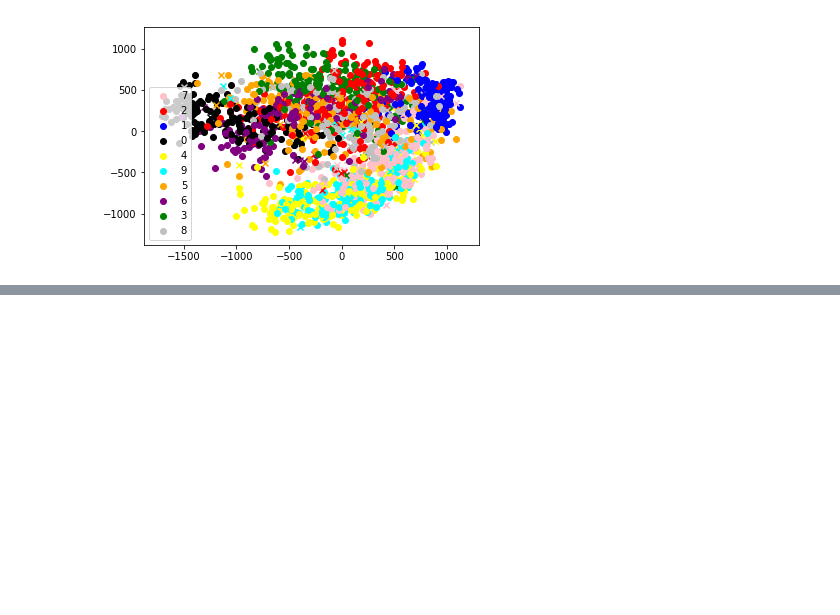
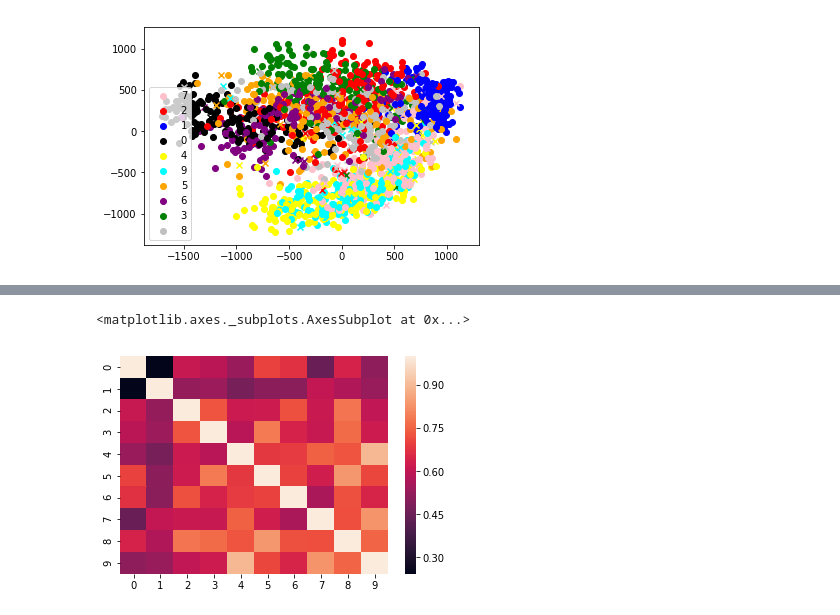
Before and after one commit to tgebhart/pt_activation, a Jupyter notebook: notebooks/Subgraph Prediction-CFF-Sigmoid.ipynb, the cells around one changed output, grey strips where cells are left out. Drawn from its saved outputs; the diff is of its cells as text; code cells hidden in the pictures; blank space fills up the shorter version.

```diff
--- a/notebooks/Subgraph Prediction-CFF-Sigmoid.ipynb
+++ b/notebooks/Subgraph Prediction-CFF-Sigmoid.ipynb
@@ -490,0 +521,11 @@ ax.legend(by_label.values(), by_label.keys())
+# %%
+import scipy
+inps = np.zeros((average_df.shape[0], average_df.shape[0]))
+for i in range(inps.shape[0]):
+    for j in range(inps.shape[0]):
+        inps[i,j] = 1-scipy.spatial.distance.cosine(average_df.iloc[i], average_df.iloc[j])
+# %%
+sns.heatmap(inps)
+# %% [output]
+<matplotlib.axes._subplots.AxesSubplot at 0x...>
+[figure, added]
```
Also changed, not shown: parts of 14 cells of this notebook, 10 other files.
